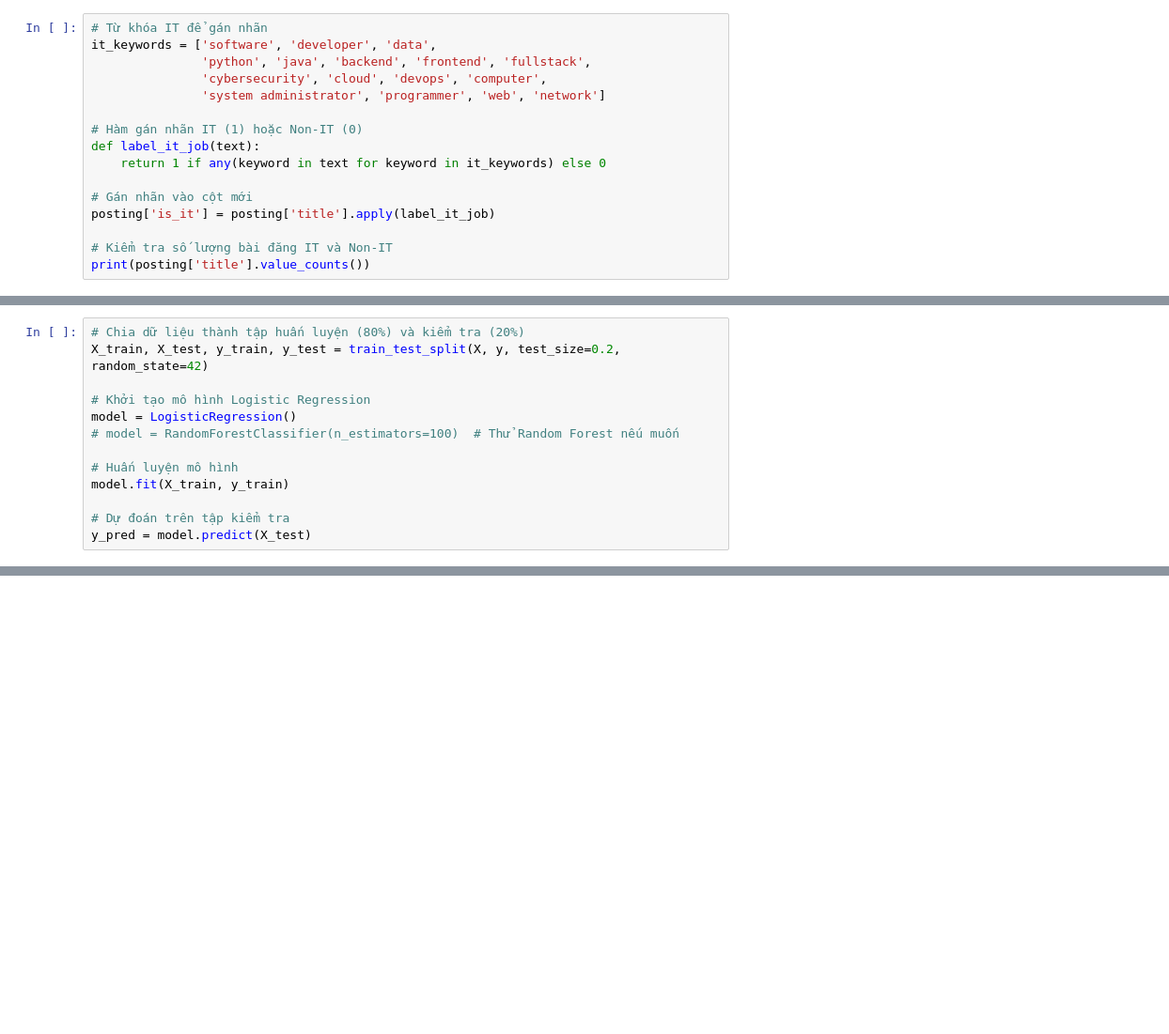
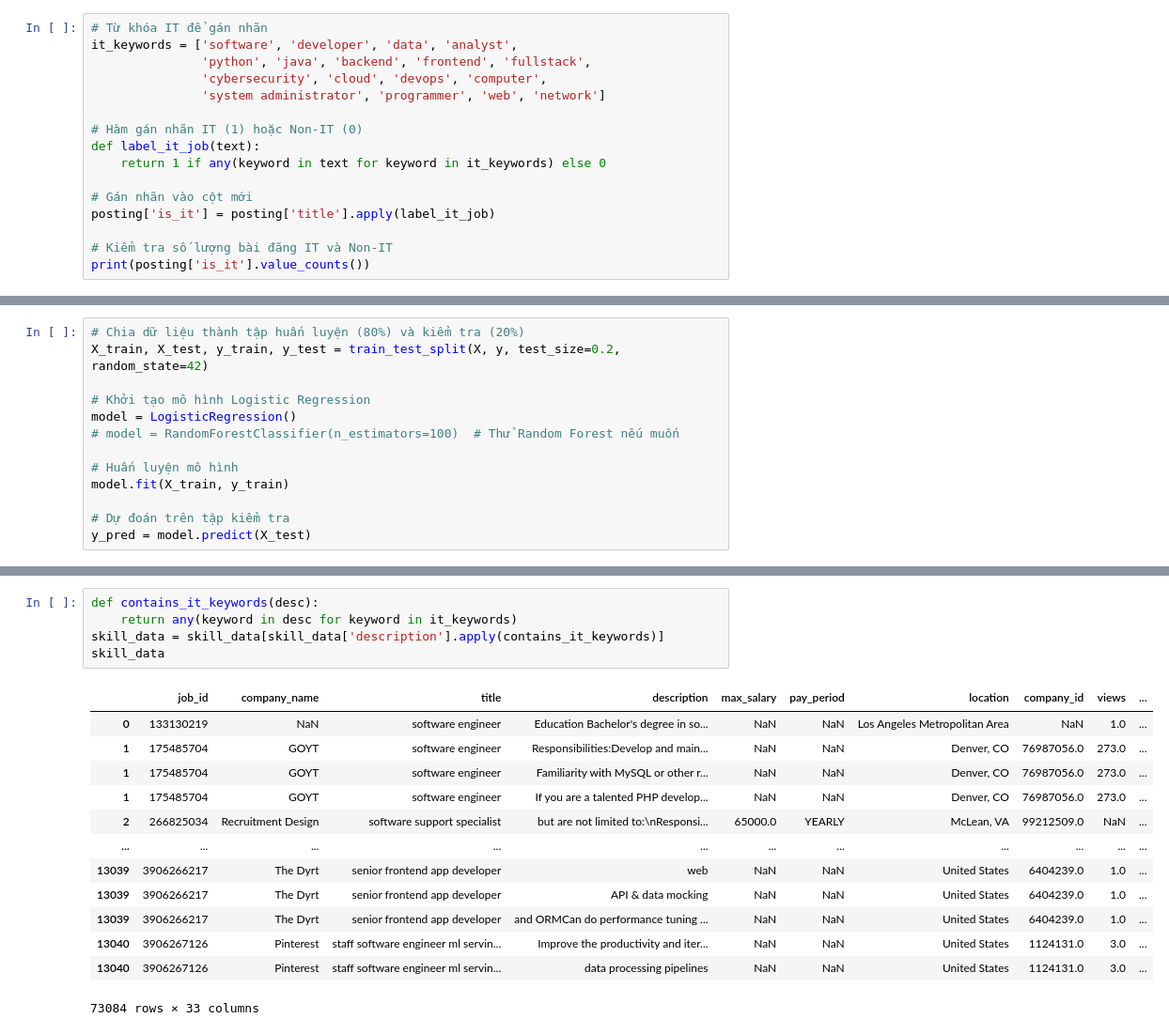
Before and after one commit to lvlykatie/filtering-IT-field, a Jupyter notebook: filter.ipynb, the cells around one changed output, grey strips where cells are left out. Shown: that part at 94% size. Saved outputs shown, nothing was run; the diff lists cells and outputs as text; blank space fills up the shorter version.

Commit message:
add more it keywords

```diff
--- a/filter.ipynb
+++ b/filter.ipynb
@@ -48,6 +44,6 @@ posting['description'] = posting['description'].apply(clean_text)
 # %%
 # Từ khóa IT để gán nhãn
-it_keywords = ['software', 'developer', 'data',
+it_keywords = ['software', 'developer', 'data', 'analyst',
                'python', 'java', 'backend', 'frontend', 'fullstack',
                'cybersecurity', 'cloud', 'devops', 'computer',
                'system administrator', 'programmer', 'web', 'network']
@@ -60,6 +56,6 @@ def label_it_job(text):
 posting['is_it'] = posting['title'].apply(label_it_job)
 
 # Kiểm tra số lượng bài đăng IT và Non-IT
-print(posting['title'].value_counts())
+print(posting['is_it'].value_counts())
 # %% [output]
 is_it
@@ -120,0 +131,19 @@ Lưu danh sách việc làm IT vào filtered_it_jobs.csv
+# %%
+def contains_it_keywords(desc):
+    return any(keyword in desc for keyword in it_keywords)
+skill_data = skill_data[skill_data['description'].apply(contains_it_keywords)]
+skill_data
+# %% [output]
+|  | job_id | company_name | title | description | max_salary | pay_period | location | company_id | views | ... |
+| 0 | 133130219 | NaN | software engineer | Education Bachelor's degree in so... | NaN | NaN | Los Angeles Metropolitan Area | NaN | 1.0 | ... |
+| 1 | 175485704 | GOYT | software engineer | Responsibilities:Develop and main... | NaN | NaN | Denver, CO | 76987056.0 | 273.0 | ... |
+| 1 | 175485704 | GOYT | software engineer | Familiarity with MySQL or other r... | NaN | NaN | Denver, CO | 76987056.0 | 273.0 | ... |
+| 1 | 175485704 | GOYT | software engineer | If you are a talented PHP develop... | NaN | NaN | Denver, CO | 76987056.0 | 273.0 | ... |
+| 2 | 266825034 | Recruitment Design | software support specialist | but are not limited to:\nResponsi... | 65000.0 | YEARLY | McLean, VA | 99212509.0 | NaN | ... |
+| ... | ... | ... | ... | ... | ... | ... | ... | ... | ... | ... |
+| 13039 | 3906266217 | The Dyrt | senior frontend app developer | web | NaN | NaN | United States | 6404239.0 | 1.0 | ... |
+| 13039 | 3906266217 | The Dyrt | senior frontend app developer | API & data mocking | NaN | NaN | United States | 6404239.0 | 1.0 | ... |
+| 13039 | 3906266217 | The Dyrt | senior frontend app developer | and ORMCan do performance tuning ... | NaN | NaN | United States | 6404239.0 | 1.0 | ... |
+| 13040 | 3906267126 | Pinterest | staff software engineer ml servin... | Improve the productivity and iter... | NaN | NaN | United States | 1124131.0 | 3.0 | ... |
+| 13040 | 3906267126 | Pinterest | staff software engineer ml servin... | data processing pipelines | NaN | NaN | United States | 1124131.0 | 3.0 | ... |
+73084 rows × 33 columns
```
Also changed, not shown: parts of 14 cells of this notebook, 2 other files.
